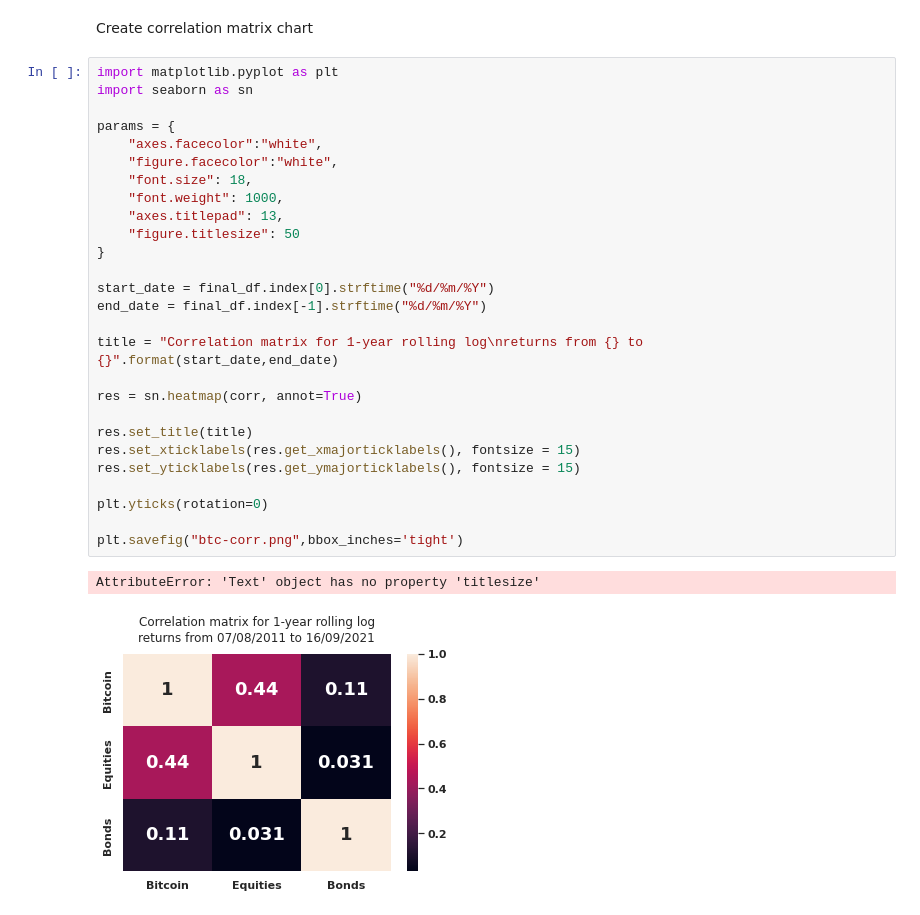
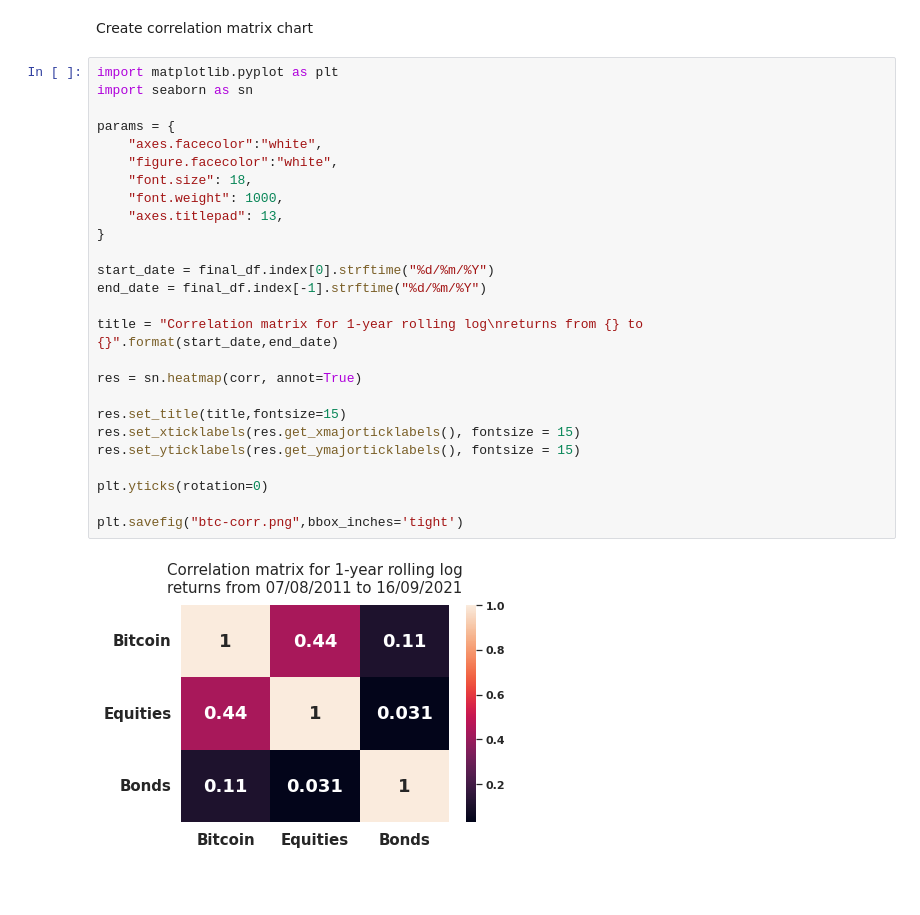
Before and after one commit to mihailthebuilder/crypto-research, a Jupyter notebook: btc.ipynb, the cells around one changed output. Drawn from its saved outputs; the diff is of its cells as text; blank space fills up the shorter version.

Commit message:
removed title attribute

```diff
--- a/btc.ipynb
+++ b/btc.ipynb
@@ -96,30 +96,28 @@ Create correlation matrix chart
 # %%
 import matplotlib.pyplot as plt
 import seaborn as sn
 
 params = {
     "axes.facecolor":"white",
     "figure.facecolor":"white",
     "font.size": 18,
     "font.weight": 1000,
     "axes.titlepad": 13,
-    "figure.titlesize": 50
 }
 
 start_date = final_df.index[0].strftime("%d/%m/%Y")
 end_date = final_df.index[-1].strftime("%d/%m/%Y")
 
 title = "Correlation matrix for 1-year rolling log\nreturns from {} to {}".format(start_date,end_date)
 
 res = sn.heatmap(corr, annot=True)
 
-res.set_title(title)
+res.set_title(title,fontsize=15)
 res.set_xticklabels(res.get_xmajorticklabels(), fontsize = 15)
 res.set_yticklabels(res.get_ymajorticklabels(), fontsize = 15)
 
 plt.yticks(rotation=0)
 
 plt.savefig("btc-corr.png",bbox_inches='tight')
 # %% [output]
-AttributeError: 'Text' object has no property 'titlesize'
-[figure, old version]
+[figure, new version]
```
